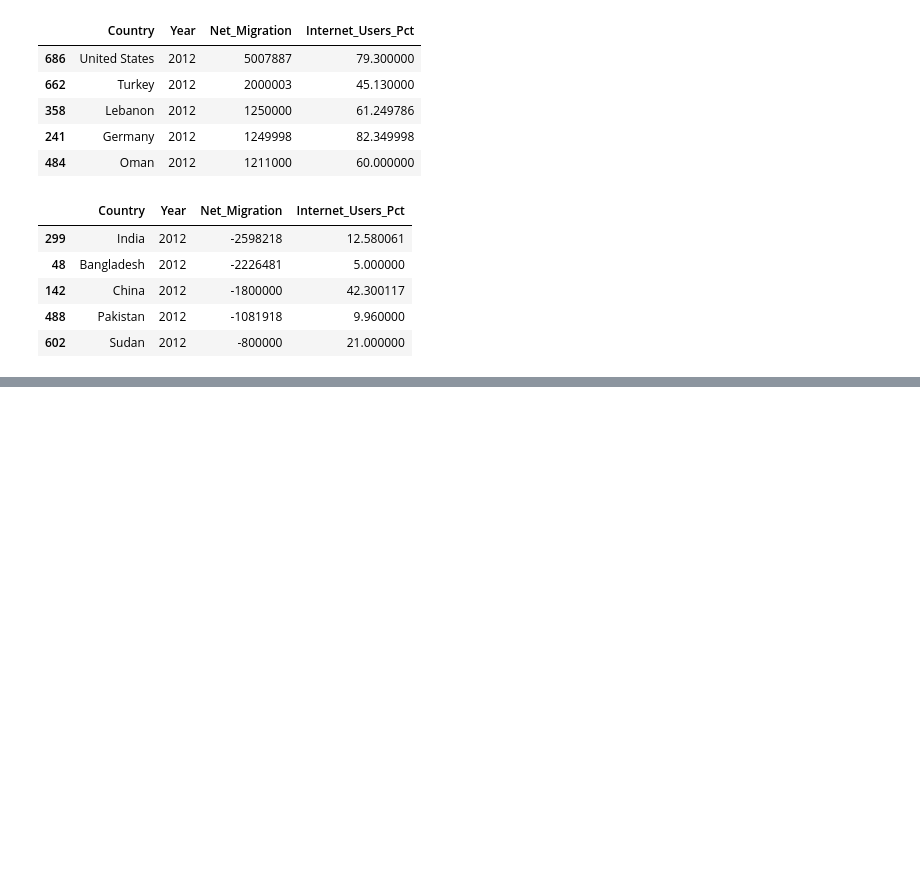
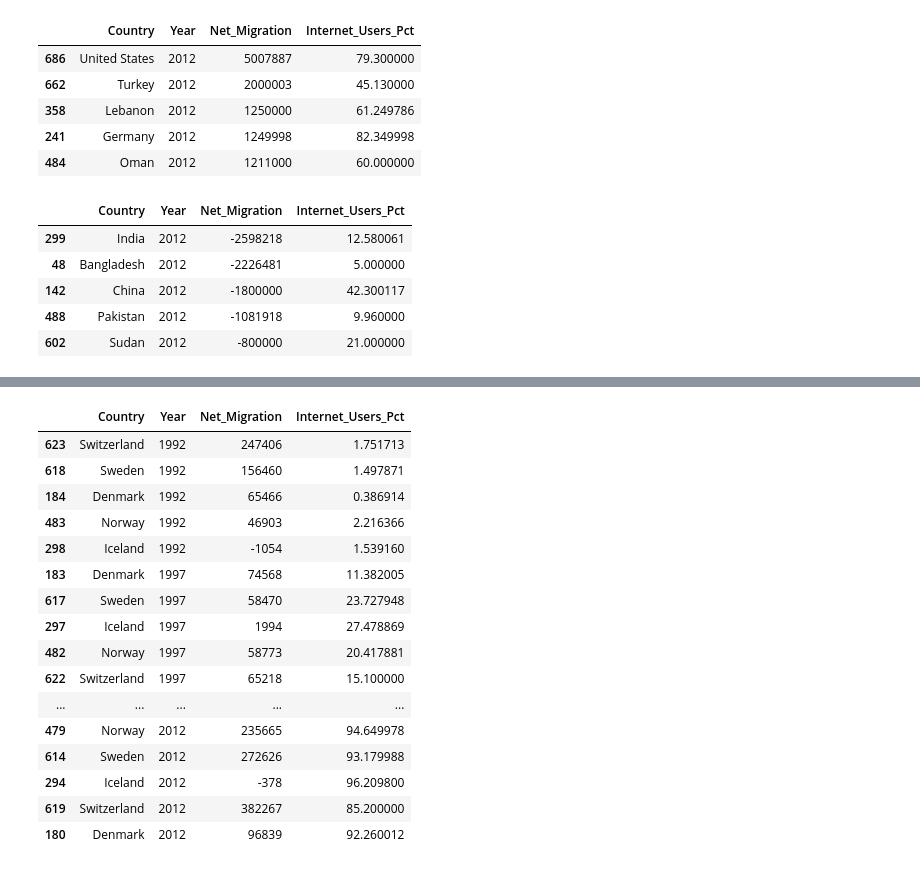
Before and after one commit to paulo-g-martinez/dq1-internet-migration, a Jupyter notebook: data-question-1-jupyter-notebook.ipynb, the cells around one changed output, grey strips where cells are left out. Saved outputs shown, nothing was run; the diff lists cells and outputs as text; code cells hidden in the pictures; blank space fills up the shorter version.

```diff
--- a/data-question-1-jupyter-notebook.ipynb
+++ b/data-question-1-jupyter-notebook.ipynb
@@ -420,0 +428,21 @@ df2012.sort_values(by = 'Net_Migration', ascending=True,).head(5)
+# %%
+top_5_internet_diachronic.sort_values(by='Year')
+#just verifying that this datat frame spans the 10 years in question
+# %% [output]
+|  | Country | Year | Net_Migration | Internet_Users_Pct |
+| 623 | Switzerland | 1992 | 247406 | 1.751713 |
+| 618 | Sweden | 1992 | 156460 | 1.497871 |
+| 184 | Denmark | 1992 | 65466 | 0.386914 |
+| 483 | Norway | 1992 | 46903 | 2.216366 |
+| 298 | Iceland | 1992 | -1054 | 1.539160 |
+| 183 | Denmark | 1997 | 74568 | 11.382005 |
+| 617 | Sweden | 1997 | 58470 | 23.727948 |
+| 297 | Iceland | 1997 | 1994 | 27.478869 |
+| 482 | Norway | 1997 | 58773 | 20.417881 |
+| 622 | Switzerland | 1997 | 65218 | 15.100000 |
+| ... | ... | ... | ... | ... |
+| 479 | Norway | 2012 | 235665 | 94.649978 |
+| 614 | Sweden | 2012 | 272626 | 93.179988 |
+| 294 | Iceland | 2012 | -378 | 96.209800 |
+| 619 | Switzerland | 2012 | 382267 | 85.200000 |
+| 180 | Denmark | 2012 | 96839 | 92.260012 |
```
Also changed, not shown: parts of 7 cells of this notebook.
